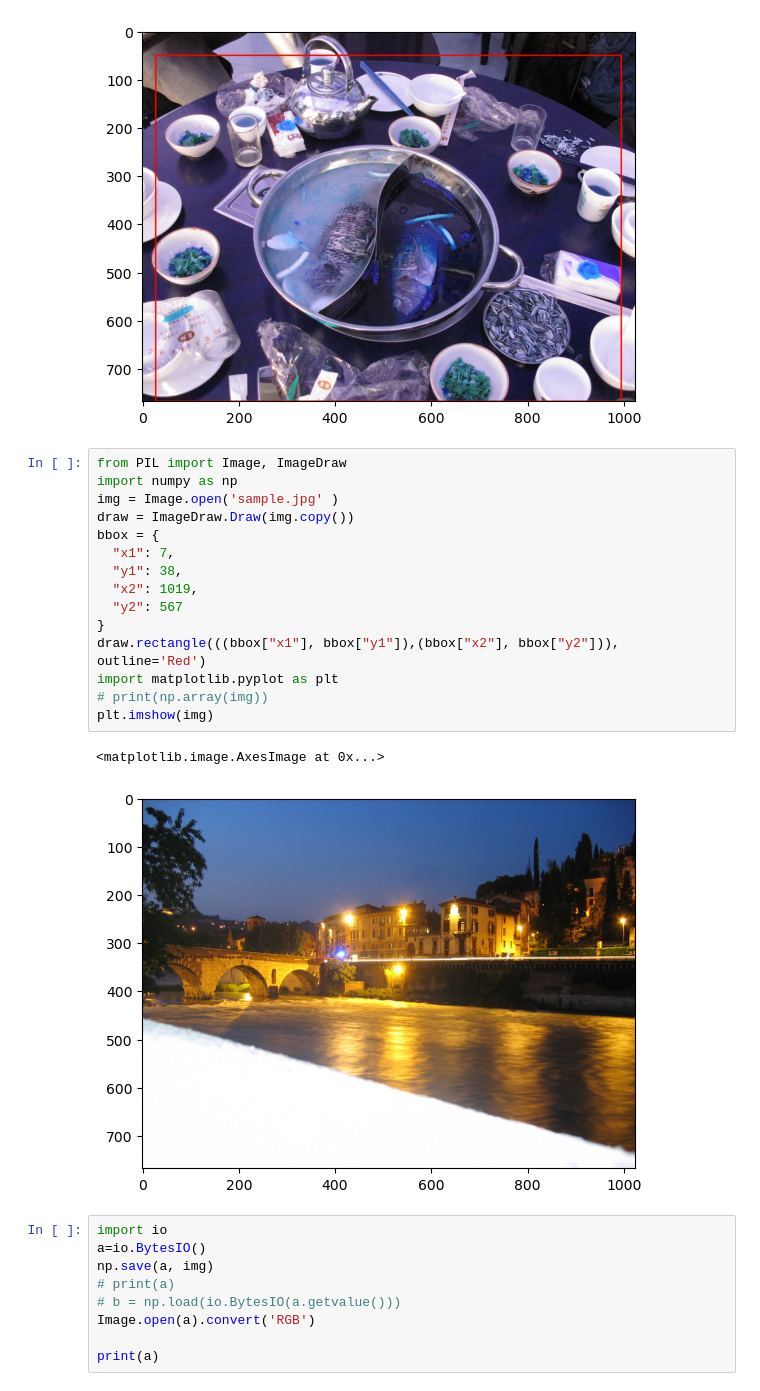
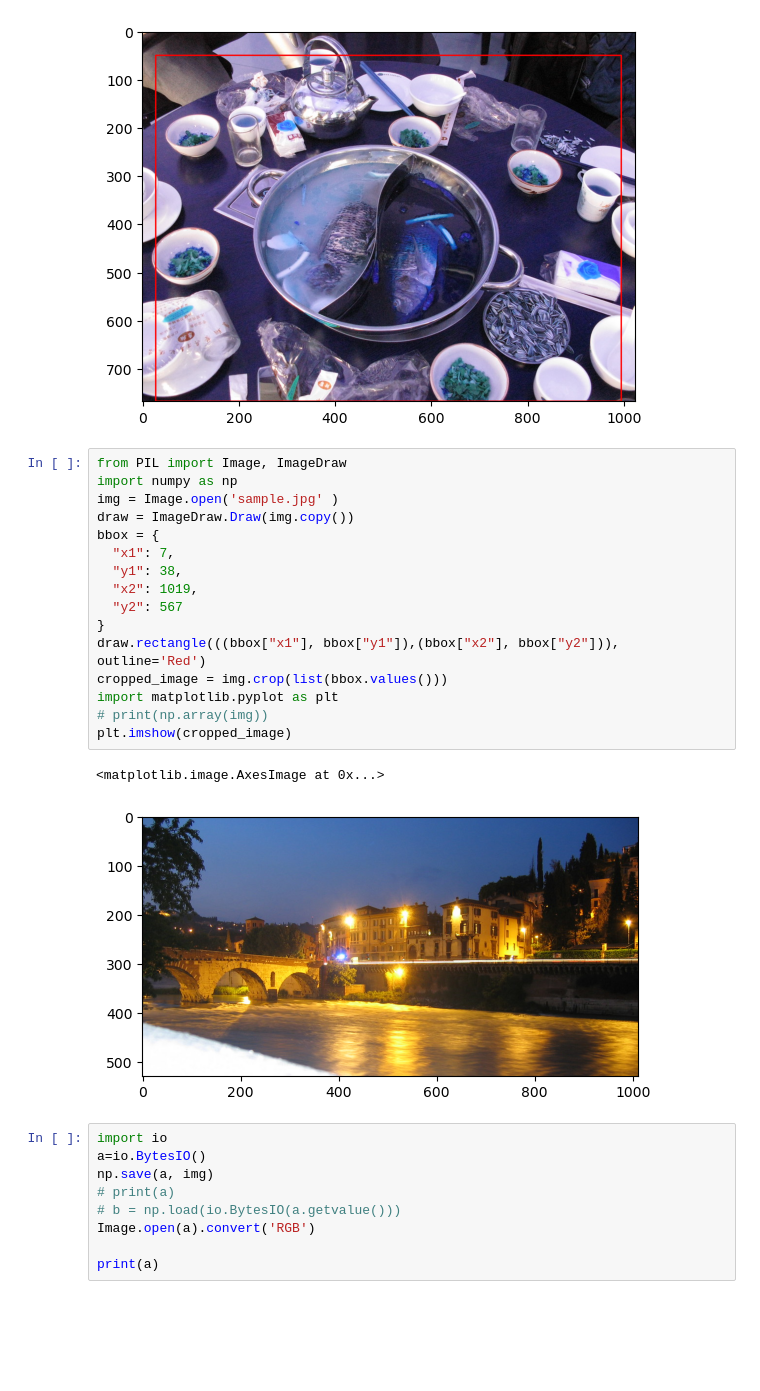
Before and after one commit to zakaria-narjis/ai-photo-cropper, a Jupyter notebook: backend/comp-cropping/test_crop.ipynb, the cells around one changed output. Drawn from its saved outputs; the diff is of its cells as text; blank space fills up the shorter version.

```diff
--- a/backend/comp-cropping/test_crop.ipynb
+++ b/backend/comp-cropping/test_crop.ipynb
@@ -87,21 +93,22 @@ plt.imshow(img)
 # %%
 from PIL import Image, ImageDraw
 import numpy as np
 img = Image.open('sample.jpg' )
 draw = ImageDraw.Draw(img.copy())
 bbox = {
   "x1": 7,
   "y1": 38,
   "x2": 1019,
   "y2": 567
 }
 draw.rectangle(((bbox["x1"], bbox["y1"]),(bbox["x2"], bbox["y2"])), outline='Red')
+cropped_image = img.crop(list(bbox.values()))
 import matplotlib.pyplot as plt
 # print(np.array(img))
-plt.imshow(img)
+plt.imshow(cropped_image)
 # %% [output]
 <matplotlib.image.AxesImage at 0x...>
-[figure, old version]
+[figure, new version]
 # %%
 import io
 a=io.BytesIO()
```
Also changed, not shown: parts of 3 cells of this notebook, 3 other files.
